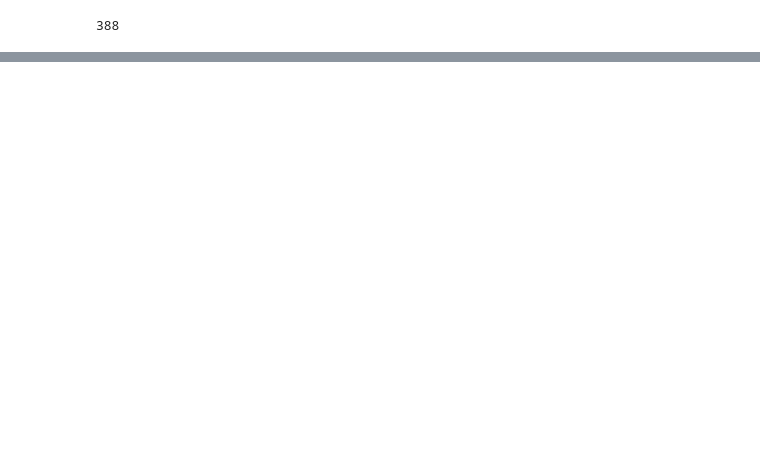
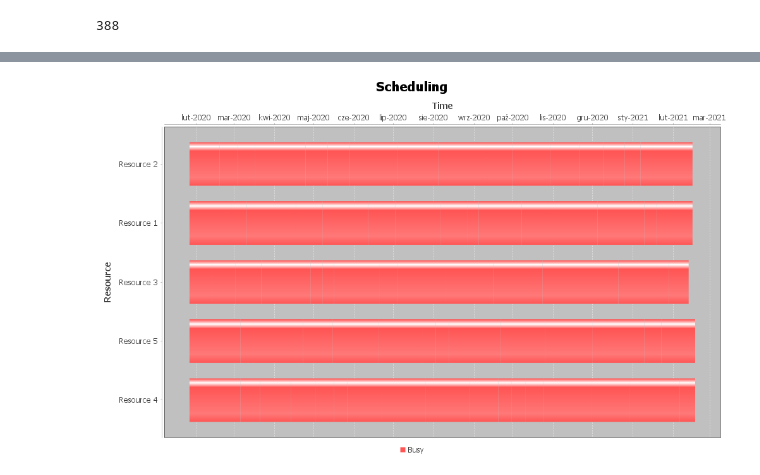
Before and after one commit to ignac8/msrcpsp, a Jupyter notebook: docs/ds.ipynb, the cells around one changed output, grey strips where cells are left out. Cells and saved outputs as stored; diff of their text form; code cells hidden in the pictures; blank space fills up the shorter version.

```diff
--- a/docs/ds.ipynb
+++ b/docs/ds.ipynb
@@ -99,0 +189,4 @@ simulatedAnnealingSolver.getBestSchedule().get().toGraph().createBufferedImage(1
+# %%
+geneticSolver.getBestSchedule().get().toGraph().createBufferedImage(1000, 600)
+# %% [output]
+[figure, added]
```
Also changed, not shown: parts of 19 cells of this notebook, 6 other files.
